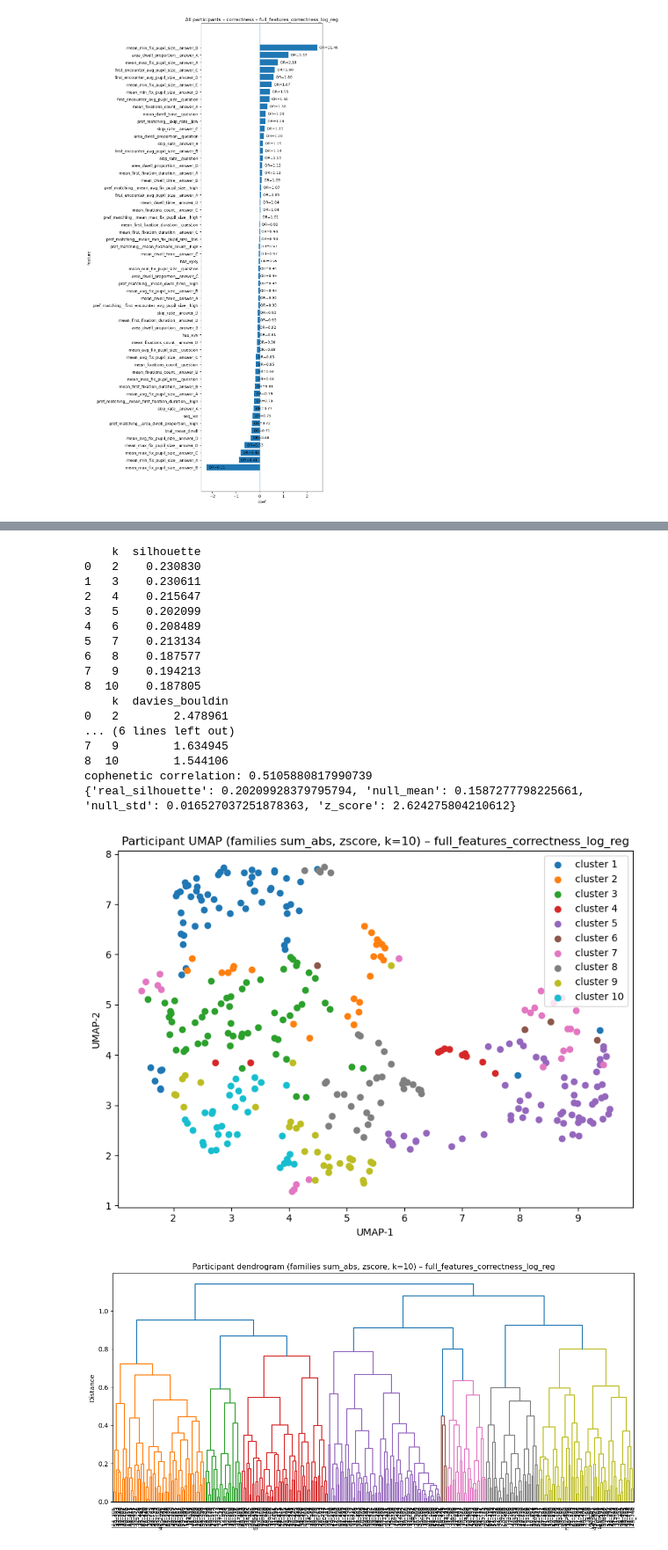
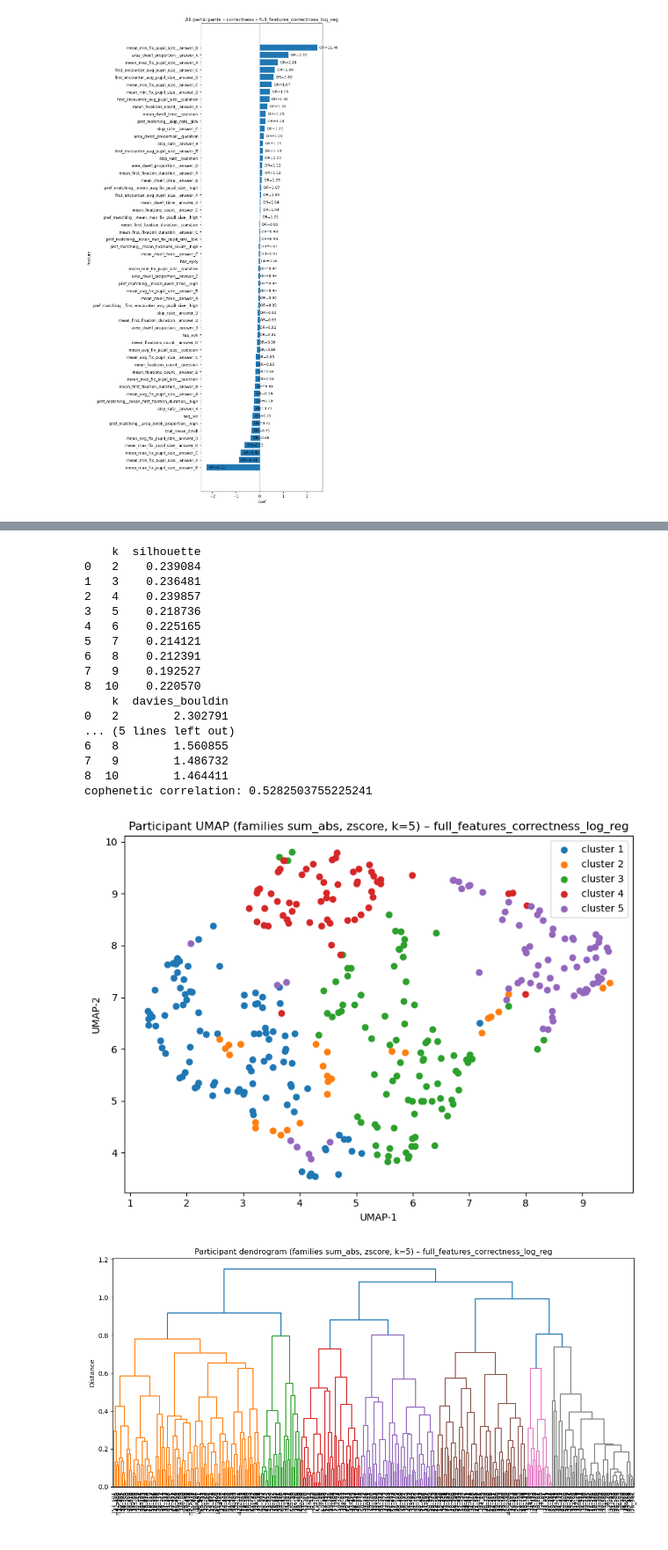
Before and after one commit to Mormorfor/QA_eyetracking, a Jupyter notebook: notebooks/answer_corr_prediction.ipynb, the cells around one changed output, grey strips where cells are left out. Shown at 88% size. Saved outputs shown, nothing was run; the diff lists cells and outputs as text; code cells hidden in the pictures.

```diff
--- a/notebooks/answer_corr_prediction.ipynb
+++ b/notebooks/answer_corr_prediction.ipynb
@@ -205,17 +246,7 @@ def run_cluster_goodness_suite(
     metric: str = "cosine",
     linkage_method: str = "average",
     k_range: range = range(2, 11),
-    k_null: int = 5,
-    n_permutations: int = 500,
-    random_state: int = 42,
 ):
-    """
-    Prints and returns:
-      - silhouette across k
-      - davies-bouldin across k
-      - cophenetic correlation
-      - permutation silhouette baseline for k_null
-    """
     sil_df = evaluate_k_range_silhouette(
         X, distance_metric=metric, linkage_method=linkage_method, k_range=k_range
     )
@@ -224,21 +255,12 @@ def run_cluster_goodness_suite(
     )
     D = compute_distance_matrix(X, metric=metric)
     coph = cophenetic_correlation(D, linkage_method=linkage_method)
-    null_res = permutation_silhouette_baseline(
-        X,
-        distance_metric=metric,
-        linkage_method=linkage_method,
-        n_clusters=k_null,
-        n_permutations=n_permutations,
-        random_state=random_state,
-    )
 
     print(sil_df)
     print(db_df)
     print("cophenetic correlation:", coph)
-    print(null_res)
 
-    return sil_df, db_df, coph, null_res
+    return sil_df, db_df, coph
 # %%
 #  Participant similarity (raw coefficient vectors)
 model_name = MODEL_NAME_FOR_ANALYSIS
@@ -298,7 +320,7 @@ cophenetic correlation: 0.33723075646581374
 # Participant similarity (family-aggregated coefficient vectors)
 fam_agg = "sum_abs"
 zscore_flag = True
-n_clusters = 10
+n_clusters = 5
 
 z_tag = "zscore" if zscore_flag else "noz"
 k_tag = f"k{n_clusters}"
@@ -331,47 +353,47 @@ out_dir_fam = (
     f"families_{fam_agg}_{z_tag}_{k_tag}"
 )
 
 os.makedirs(out_dir_fam, exist_ok=True)
 plot_participant_dendrogram(
     clust_fam,
     title=(
         f"Participant dendrogram "
         f"(families {fam_agg}, {z_tag}, k={n_clusters}) – {model_name}"
     ),
     save_path=os.path.join(out_dir_fam, "dendrogram.png"),
 )
 
 umap_xy_fam = compute_participant_umap(
     fam_inputs.coef_matrix_z,
     metric="cosine",
 )
 
 plot_participant_umap(
     umap_xy_fam,
     labels=clust_fam.labels,
     title=(
         f"Participant UMAP "
         f"(families {fam_agg}, {z_tag}, k={n_clusters}) – {model_name}"
     ),
     save_path=os.path.join(out_dir_fam, "umap.png"),
 )
 # %% [output]
     k  silhouette
-0   2    0.230830
-1   3    0.230611
-2   4    0.215647
-3   5    0.202099
-4   6    0.208489
-5   7    0.213134
-6   8    0.187577
-7   9    0.194213
-8  10    0.187805
+0   2    0.239084
+1   3    0.236481
+2   4    0.239857
+3   5    0.218736
+4   6    0.225165
+5   7    0.214121
+6   8    0.212391
+7   9    0.192527
+8  10    0.220570
     k  davies_bouldin
-0   2        2.478961
-... (6 lines left out)
-7   9        1.634945
-8  10        1.544106
-cophenetic correlation: 0.5105880817990739
-{'real_silhouette': 0.20209928379795794, 'null_mean': 0.1587277798225661, 'null_std': 0.016527037251878363, 'z_score': 2.624275804210612}
+0   2        2.302791
+... (5 lines left out)
+6   8        1.560855
+7   9        1.486732
+8  10        1.464411
+cophenetic correlation: 0.5282503755225241
-[figure, old version]
+[figure, new version]
-[figure, old version]
+[figure, new version]
```
Also changed, not shown: parts of 8 cells of this notebook, 30 other files.
